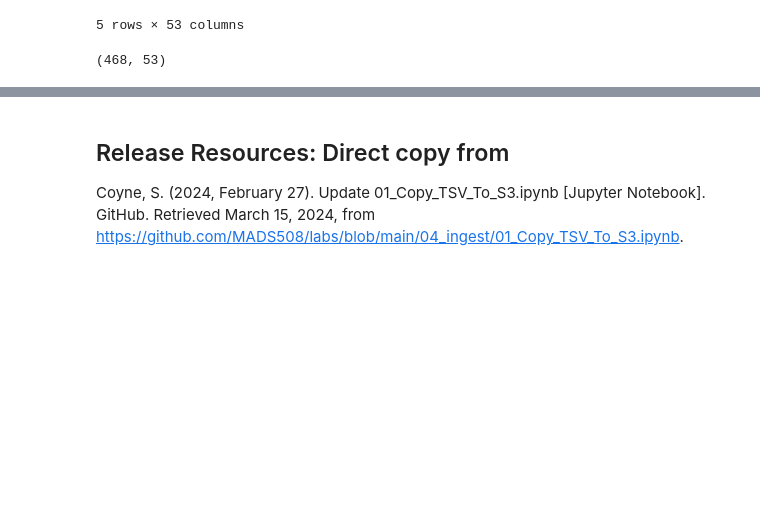
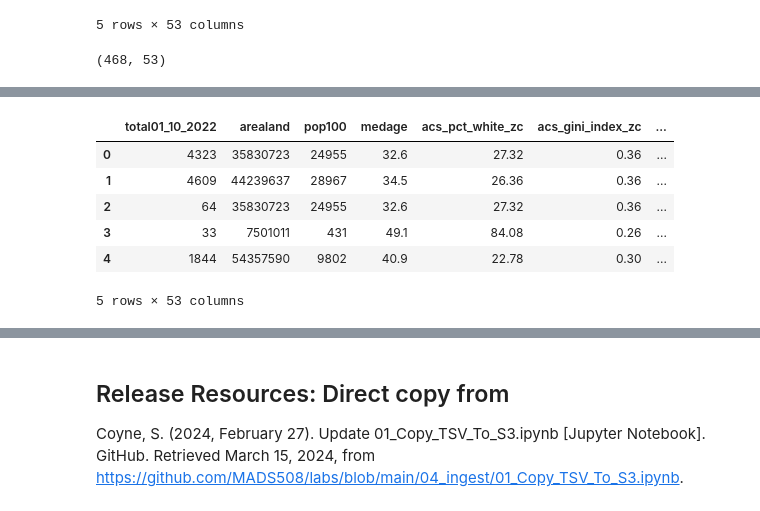
Before and after one commit to shailja-somani-0/ADS-508-Team-2, a Jupyter notebook: team2-ads508.ipynb, the cells around one changed output, grey strips where cells are left out. Saved outputs shown, nothing was run; the diff lists cells and outputs as text; code cells hidden in the pictures; blank space fills up the shorter version.

```diff
--- a/team2-ads508.ipynb
+++ b/team2-ads508.ipynb
@@ -781,0 +940,15 @@ all_data.shape
+# %%
+# Actually run query to create table
+pd.read_sql(statement, conn)
+
+# Take a look at table to test
+full_df_show = pd.read_sql("SELECT * FROM covid.full_features_and_target LIMIT 5", conn)
+full_df_show.head()
+# %% [output]
+|  | total01_10_2022 | arealand | pop100 | medage | acs_pct_white_zc | acs_gini_index_zc | ... |
+| 0 | 4323 | 35830723 | 24955 | 32.6 | 27.32 | 0.36 | ... |
+| 1 | 4609 | 44239637 | 28967 | 34.5 | 26.36 | 0.36 | ... |
+| 2 | 64 | 35830723 | 24955 | 32.6 | 27.32 | 0.36 | ... |
+| 3 | 33 | 7501011 | 431 | 49.1 | 84.08 | 0.26 | ... |
+| 4 | 1844 | 54357590 | 9802 | 40.9 | 22.78 | 0.30 | ... |
+5 rows × 53 columns
```
Also changed, not shown: parts of 14 cells of this notebook.
